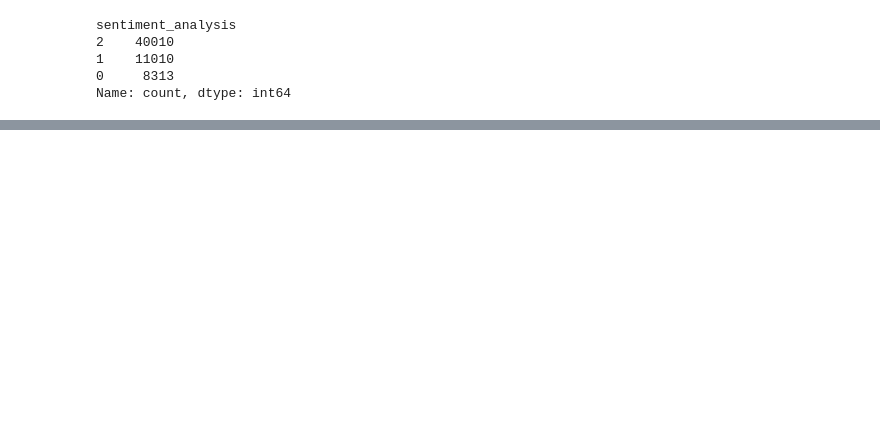
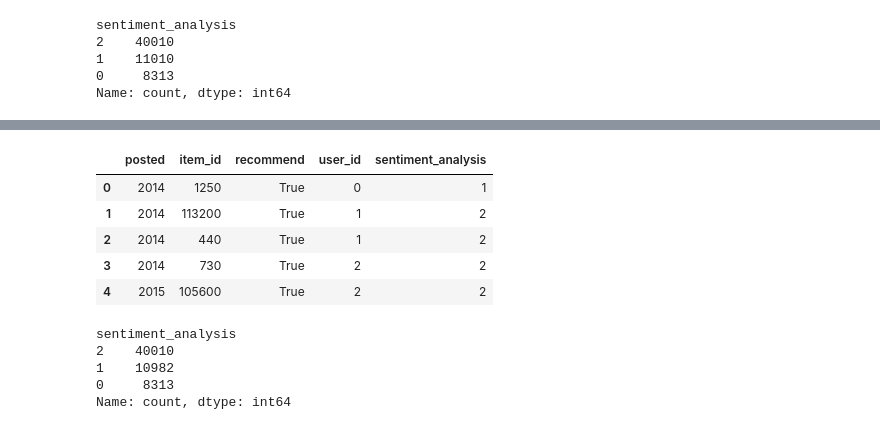
Before and after one commit to PrietoPy/PI_ML_OPS-PT, a Jupyter notebook: Notebooks/ETL - FE - reviews.ipynb, the cells around one changed output, grey strips where cells are left out. Saved outputs shown, nothing was run; the diff lists cells and outputs as text; code cells hidden in the pictures; blank space fills up the shorter version.

```diff
--- a/Notebooks/ETL - FE - reviews.ipynb
+++ b/Notebooks/ETL - FE - reviews.ipynb
@@ -328,0 +413,2 @@ Name: count, dtype: int64
+# %%
+reviews['recommend'] = reviews['recommend'].astype(bool)
@@ -328,0 +430,4 @@ Name: count, dtype: int64
+# %%
+reviews['user_id'] = reviews['user_id'].astype(int)
+# %%
+reviews['sentiment_analysis'] = reviews['sentiment_analysis'].astype(np.int8)
@@ -328,0 +449,17 @@ Name: count, dtype: int64
+# %%
+reviews.head()
+# %% [output]
+|  | posted | item_id | recommend | user_id | sentiment_analysis |
+| 0 | 2014 | 1250 | True | 0 | 1 |
+| 1 | 2014 | 113200 | True | 1 | 2 |
+| 2 | 2014 | 440 | True | 1 | 2 |
+| 3 | 2014 | 730 | True | 2 | 2 |
+| 4 | 2015 | 105600 | True | 2 | 2 |
+# %%
+reviews['sentiment_analysis'].value_counts()
+# %% [output]
+sentiment_analysis
+2    40010
+1    10982
+0     8313
+Name: count, dtype: int64
```
Also changed, not shown: parts of 16 cells of this notebook, 8 other files.
